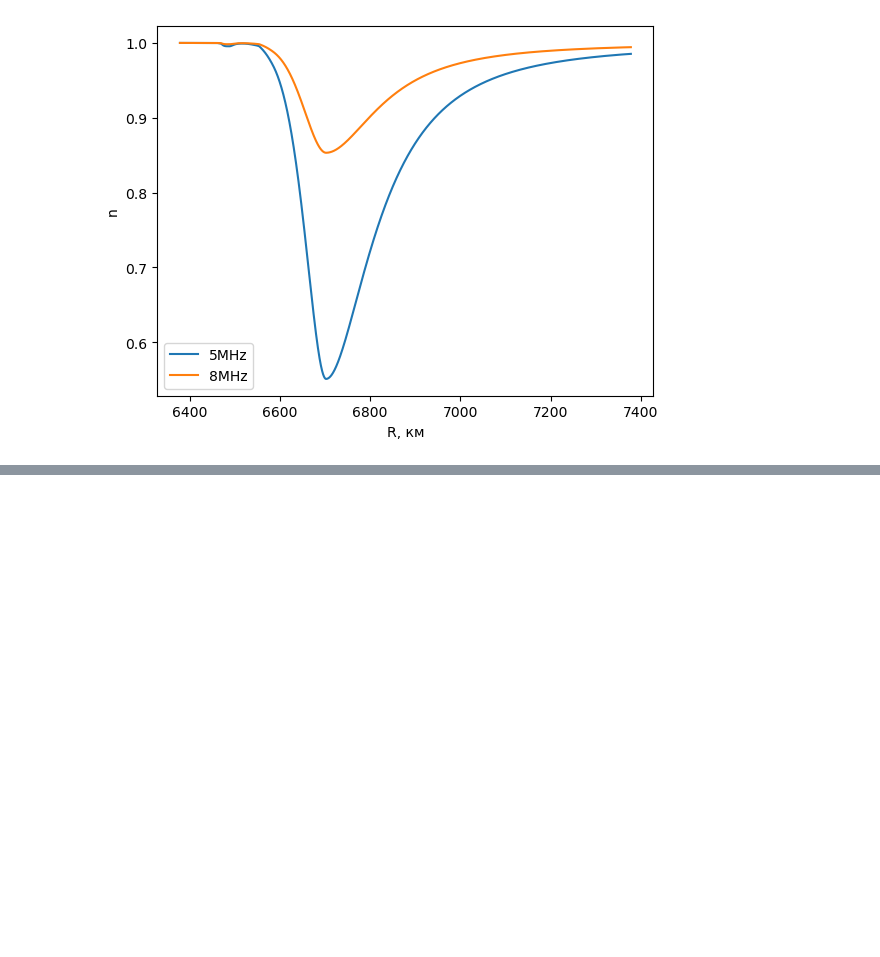
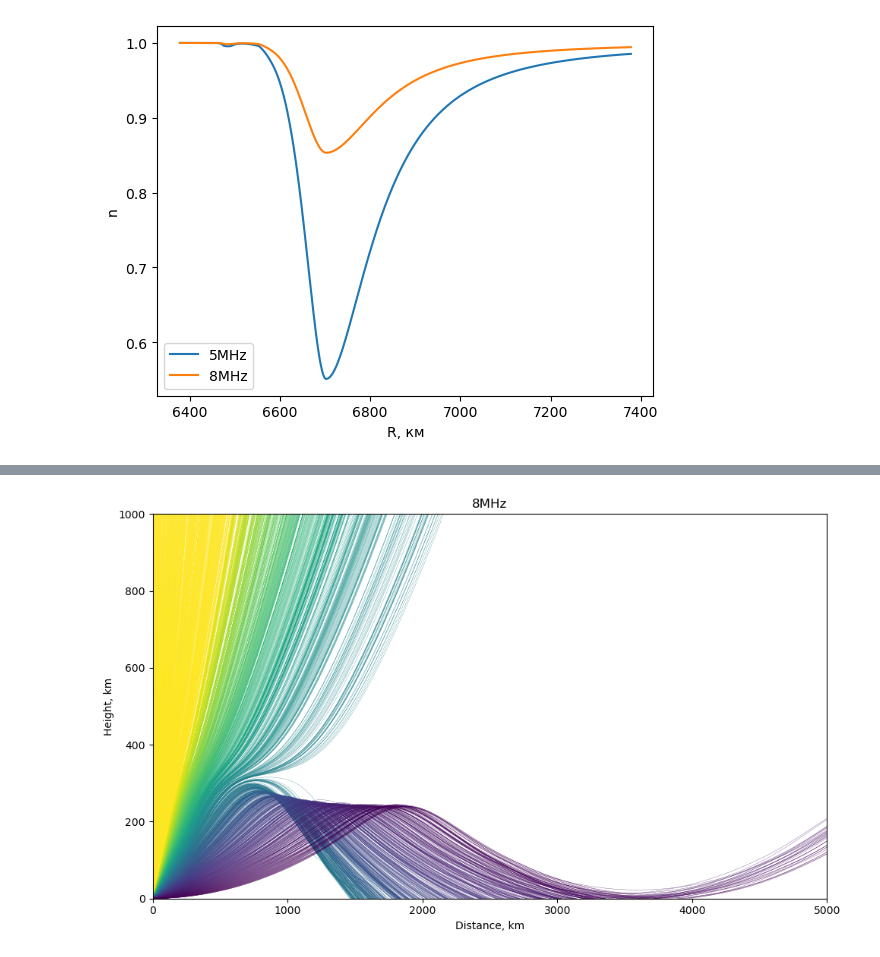
Before and after one commit to astronom-v-cube/exam_rrv, a Jupyter notebook: 6.ipynb, the cells around one changed output, grey strips where cells are left out. Cells and saved outputs as stored; diff of their text form; code cells hidden in the pictures; blank space fills up the shorter version.

```diff
--- a/6.ipynb
+++ b/6.ipynb
@@ -110 +87,22 @@ plt.savefig('d8.png')
+# %%
+#plt.subplot(projection = 'polar')
+plt.figure(figsize = (10,6))
+D8 = np.zeros(len(thetas)) * np.nan
+for i, theta0 in enumerate(thetas):
+    r,theta,nr,ntheta = solve(n8, R_earth, theta0, t)
+    d = theta*R_earth
+    z = r - R_earth
+
+    if z[-1] < 500:
+        D8[i] = d[-1]
+    plt.plot(d, z, c = colors[i], linewidth=0.2)
+plt.ylim(0, 1000)
+plt.xlim(0, 5e3)
+plt.xlabel('Distance, km')
+plt.ylabel('Height, km')
+plt.title('8MHz')
+plt.tight_layout()
+plt.savefig('d8.png')
+# %% [output]
+[figure, added]
 # %%
```
Also changed, not shown: parts of 11 cells of this notebook.
